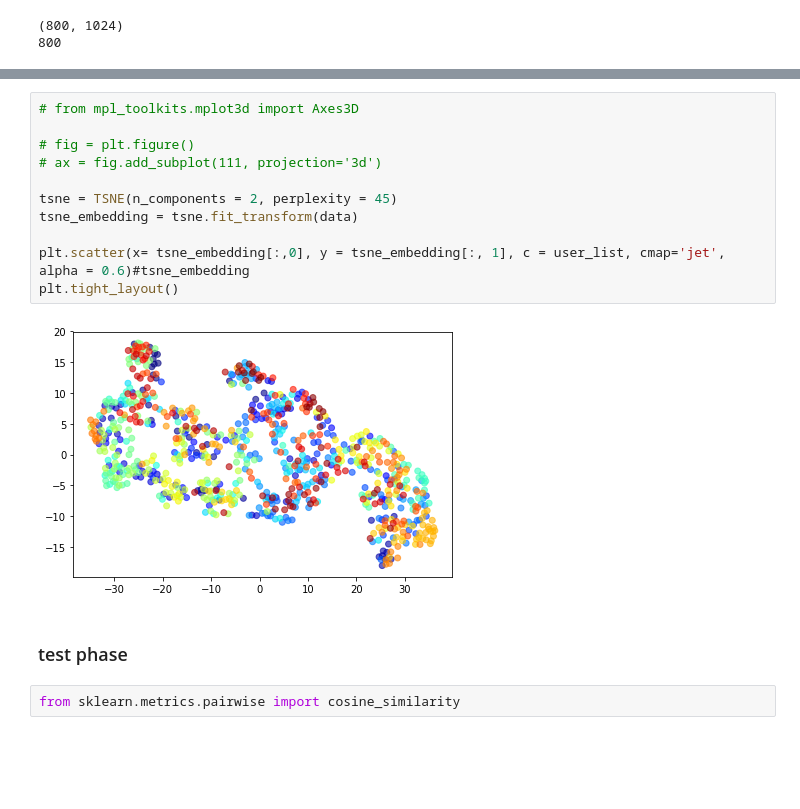
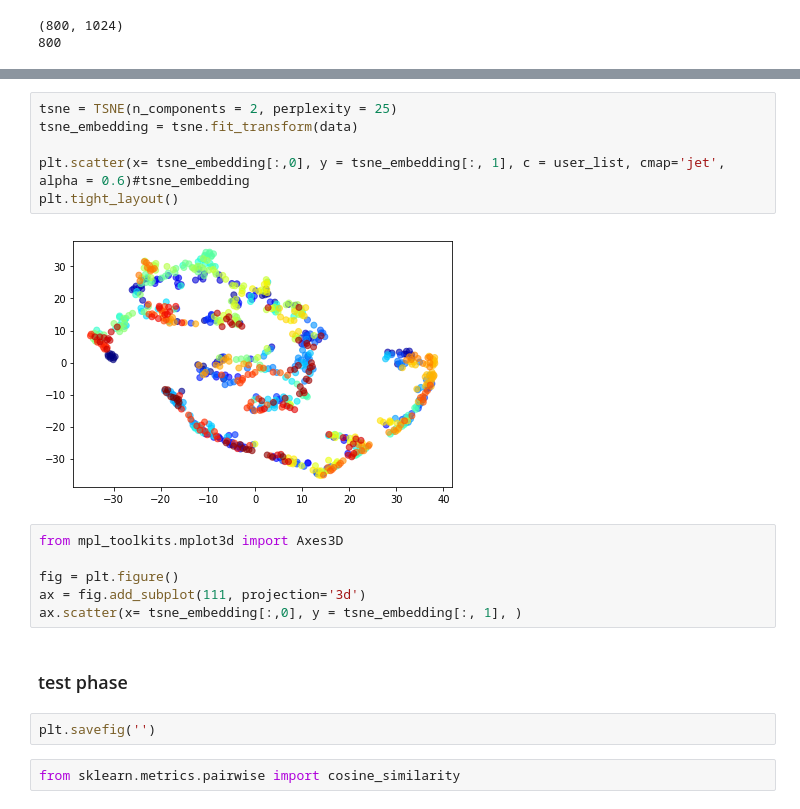
Before and after one commit to Dheeraj2444/speaker-identification, a Jupyter notebook: checkpoint_ML_Part.ipynb, the cells around one changed output, grey strips where cells are left out. Cells and saved outputs as stored; diff of their text form; blank space fills up the shorter version.

```diff
--- a/checkpoint_ML_Part.ipynb
+++ b/checkpoint_ML_Part.ipynb
@@ -190,14 +192,15 @@ plt.imshow(mean_data, aspect='auto', cmap='jet')
 # %%
-# from mpl_toolkits.mplot3d import Axes3D
-
-# fig = plt.figure()
-# ax = fig.add_subplot(111, projection='3d')
-
-tsne = TSNE(n_components = 2, perplexity = 45)
+tsne = TSNE(n_components = 2, perplexity = 25)
 tsne_embedding = tsne.fit_transform(data)
 
 plt.scatter(x= tsne_embedding[:,0], y = tsne_embedding[:, 1], c = user_list, cmap='jet', alpha = 0.6)#tsne_embedding
 plt.tight_layout()
 # %% [output]
-[figure, old version]
+[figure, new version]
+# %%
+from mpl_toolkits.mplot3d import Axes3D
+
+fig = plt.figure()
+ax = fig.add_subplot(111, projection='3d')
+ax.scatter(x= tsne_embedding[:,0], y = tsne_embedding[:, 1], )
 # %% [markdown]
@@ -205,3 +208,5 @@ plt.tight_layout()
+# %%
+plt.savefig('')
 # %%
 from sklearn.metrics.pairwise import cosine_similarity
 # %%
```
Also changed, not shown: parts of 3 cells of this notebook.
